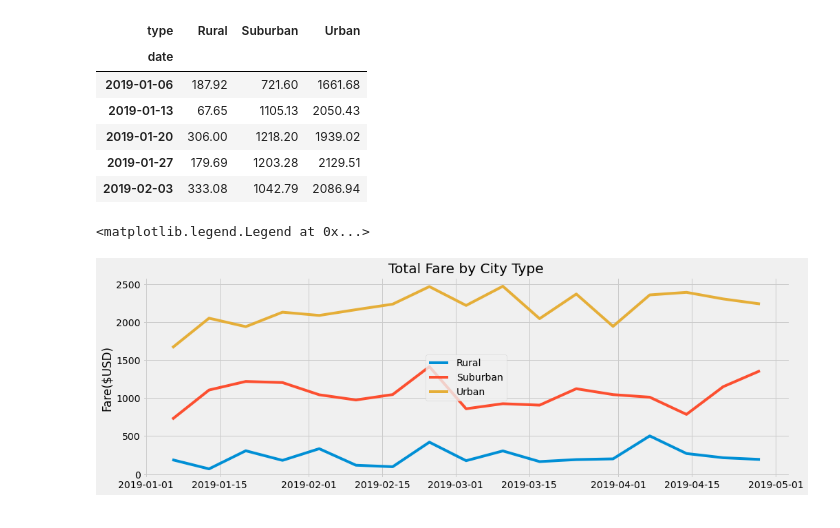
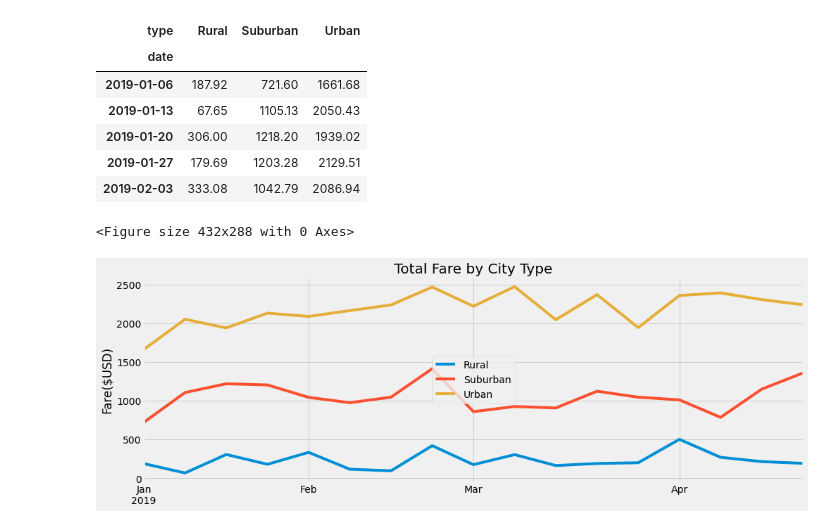
Before and after one commit to jordanlevy001/PyBer_Analysis, a Jupyter notebook: PyBer_Challenge.ipynb, the cells around one changed output. Drawn from its saved outputs; the diff is of its cells as text; code cells hidden in the pictures.

Commit message:
total fare by city type chart saved

```diff
--- a/PyBer_Challenge.ipynb
+++ b/PyBer_Challenge.ipynb
@@ -228,38 +229,20 @@ total_fares_by_week_df.head()
 # %%
 # 9. Using the object-oriented interface method, plot the resample DataFrame using the df.plot() function.
 
 # Import the style from Matplotlib.
 from matplotlib import style
 # Use the graph style fivethirtyeight.
 style.use('fivethirtyeight')
 
-# Generates a chart that is almost correct:
-# plt.figure()
-#total_fares_by_week_df.plot(figsize=(15,5))
-#plt.legend(loc='center')
-#plt.xlabel('')
-#plt.ylabel('Fare($USD)')
-#plt.title('Total Fare by City Type')
-
-# Generates a chart that is almost correct:
-city_type_lines = ["Rural", "Suburban", "Urban"]
-ax = plt.subplots(figsize=(15,5))
-
-
-# ax.plot(total_fares_by_week_df, label=city_type_lines)
-ax.set_xlabel('')
-ax.set_ylabel('Fare($USD)')
-ax.set_title('Total Fare by City Type')
-ax.legend(city_type_lines, loc='center')
-
-
-
-# style.use('fivethirtyeight')
-# total_fares_by_week_df.plot()
-# x_tick_labels = ["Jan", "Feb", "Mar", "Apr"]
+plt.figure()
+total_fares_by_week_df.plot(figsize=(15,5))
+plt.legend(loc='center')
+plt.xlabel('')
+plt.ylabel('Fare($USD)')
+plt.title('Total Fare by City Type')
 
 # Save figure
-# plt.savefig("analyis/PyBer_fare_summary.png")
+plt.savefig("analysis/PyBer_fare_summary.png")
 # %% [output]
-<matplotlib.legend.Legend at 0x...>
+<Figure size 432x288 with 0 Axes>
-[figure, old version]
+[figure, new version]
```
Also changed, not shown: parts of 1 cell of this notebook, 1 other file.
